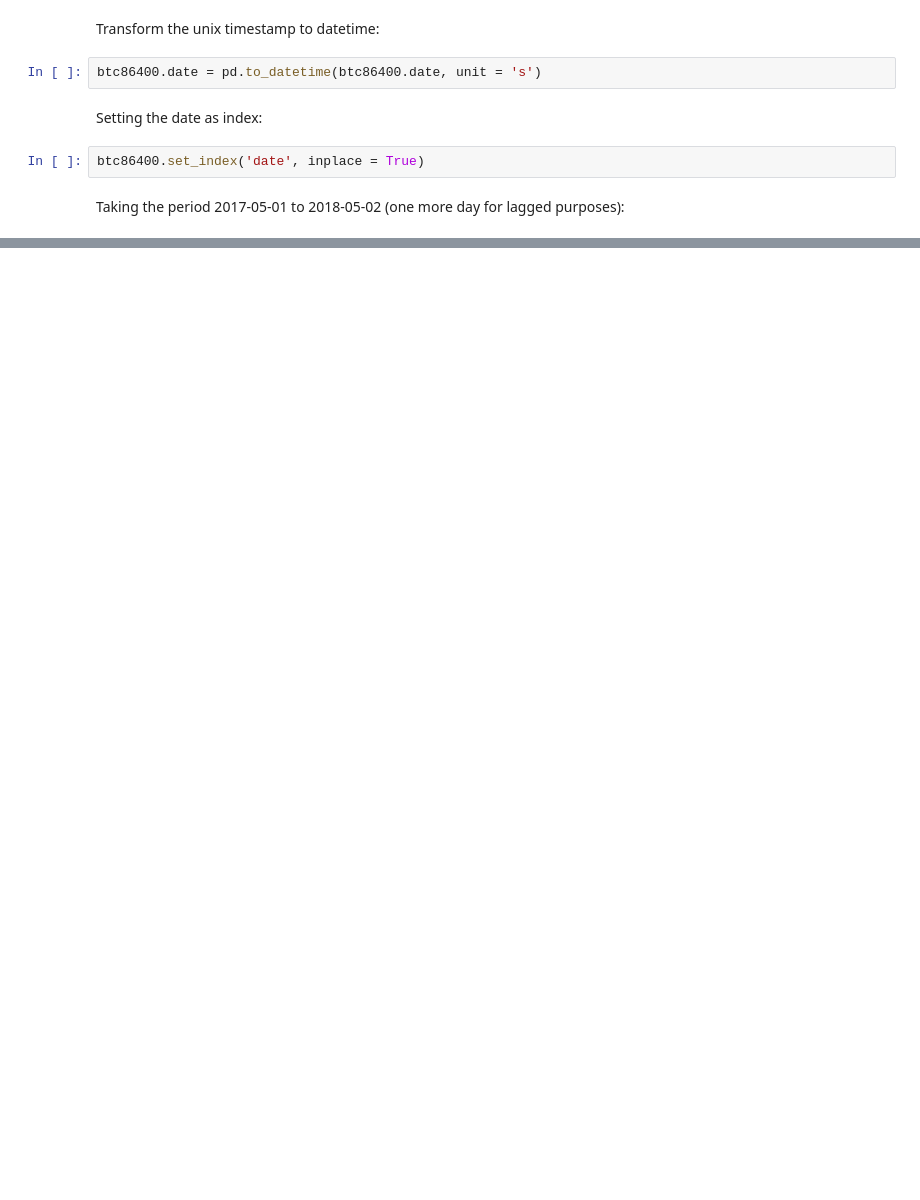
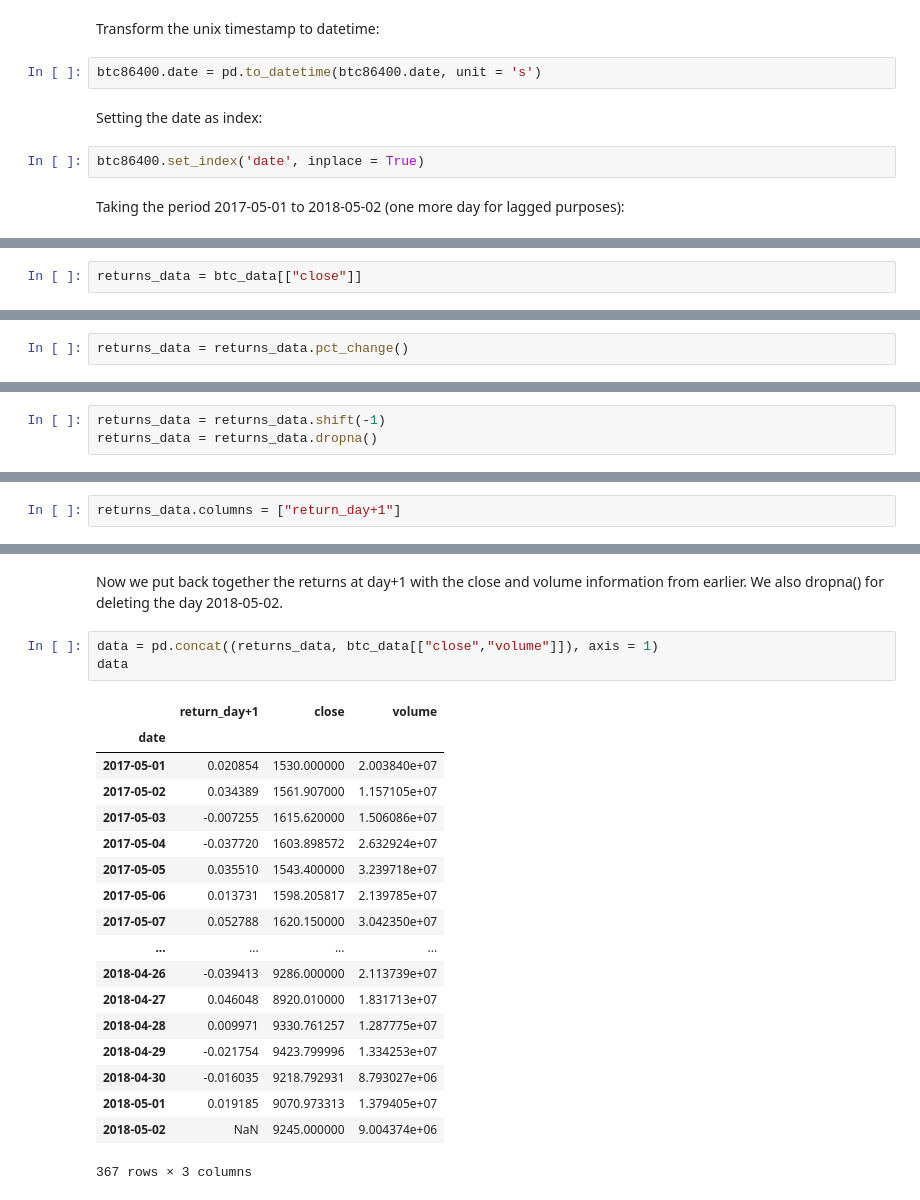
Before and after one commit to ViktorMalesevic/Bitcoin-NLP-Strategy, a Jupyter notebook: 04_bitcoin_data_notebook.ipynb, the cells around one changed output, grey strips where cells are left out. Drawn from its saved outputs; the diff is of its cells as text; blank space fills up the shorter version.

Commit message:
End of poloniex data pre-processing

```diff
--- a/04_bitcoin_data_notebook.ipynb
+++ b/04_bitcoin_data_notebook.ipynb
@@ -105,0 +86,2 @@ lagged_data
+# %%
+returns_data = btc_data[["close"]]
@@ -105,0 +90,2 @@ lagged_data
+# %%
+returns_data = returns_data.pct_change()
@@ -105,0 +113,3 @@ lagged_data
+# %%
+returns_data = returns_data.shift(-1)
+returns_data = returns_data.dropna()
@@ -105,0 +118,2 @@ lagged_data
+# %%
+returns_data.columns = ["return_day+1"]
@@ -105,0 +141,25 @@ lagged_data
+# %% [markdown]
+Now we put back together the returns at day+1 with the close and volume information from earlier.
+We also dropna() for deleting the day 2018-05-02.
+# %%
+data = pd.concat((returns_data, btc_data[["close","volume"]]), axis = 1)
+data
+# %% [output]
+|  | return_day+1 | close | volume |
+| date |  |  |  |
+| 2017-05-01 | 0.020854 | 1530.000000 | 2.003840e+07 |
+| 2017-05-02 | 0.034389 | 1561.907000 | 1.157105e+07 |
+| 2017-05-03 | -0.007255 | 1615.620000 | 1.506086e+07 |
+| 2017-05-04 | -0.037720 | 1603.898572 | 2.632924e+07 |
+| 2017-05-05 | 0.035510 | 1543.400000 | 3.239718e+07 |
+| 2017-05-06 | 0.013731 | 1598.205817 | 2.139785e+07 |
+| 2017-05-07 | 0.052788 | 1620.150000 | 3.042350e+07 |
+| ... | ... | ... | ... |
+| 2018-04-26 | -0.039413 | 9286.000000 | 2.113739e+07 |
+| 2018-04-27 | 0.046048 | 8920.010000 | 1.831713e+07 |
+| 2018-04-28 | 0.009971 | 9330.761257 | 1.287775e+07 |
+| 2018-04-29 | -0.021754 | 9423.799996 | 1.334253e+07 |
+| 2018-04-30 | -0.016035 | 9218.792931 | 8.793027e+06 |
+| 2018-05-01 | 0.019185 | 9070.973313 | 1.379405e+07 |
+| 2018-05-02 | NaN | 9245.000000 | 9.004374e+06 |
+367 rows × 3 columns
```
Also changed, not shown: parts of 14 cells of this notebook, 1 other file.
